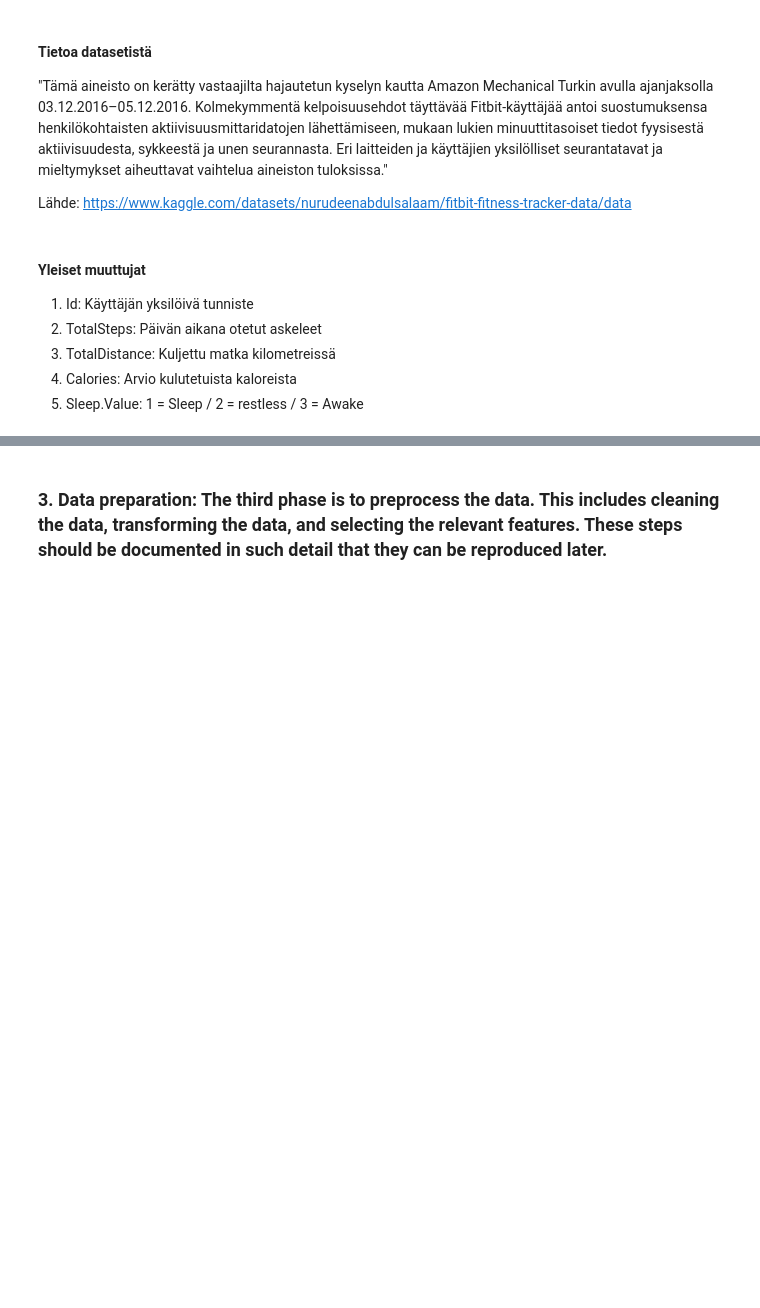
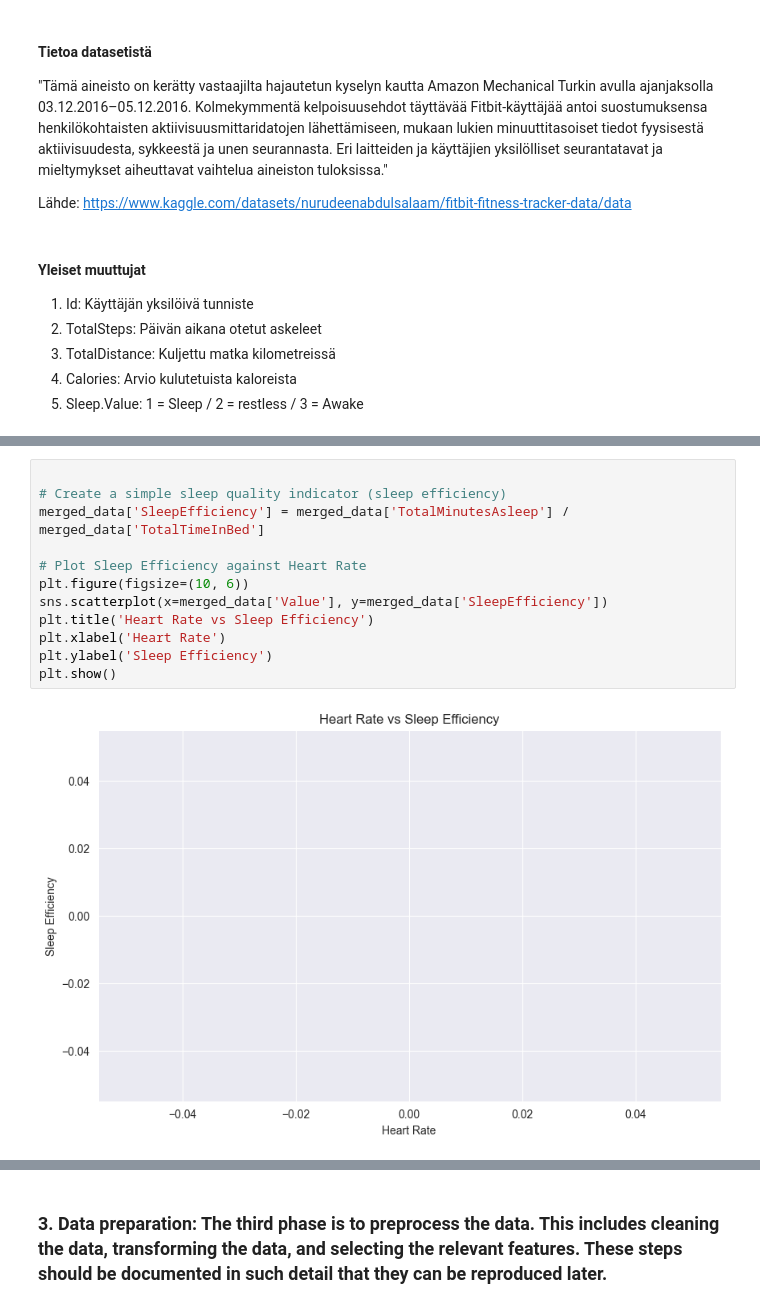
Before and after one commit to kismet85/dkkoAssignments, a Jupyter notebook: Projekti/Uni_ja_liikuntatottumukset.ipynb, the cells around one changed output, grey strips where cells are left out. Saved outputs shown, nothing was run; the diff lists cells and outputs as text; blank space fills up the shorter version.

```diff
--- a/Projekti/Uni_ja_liikuntatottumukset.ipynb
+++ b/Projekti/Uni_ja_liikuntatottumukset.ipynb
@@ -59,0 +189,14 @@ dailyActivity.describe()
+# %%
+
+# Create a simple sleep quality indicator (sleep efficiency)
+merged_data['SleepEfficiency'] = merged_data['TotalMinutesAsleep'] / merged_data['TotalTimeInBed']
+
+# Plot Sleep Efficiency against Heart Rate
+plt.figure(figsize=(10, 6))
+sns.scatterplot(x=merged_data['Value'], y=merged_data['SleepEfficiency'])
+plt.title('Heart Rate vs Sleep Efficiency')
+plt.xlabel('Heart Rate')
+plt.ylabel('Sleep Efficiency')
+plt.show()
+# %% [output]
+[figure, added]
```
Also changed, not shown: parts of 10 cells of this notebook.
